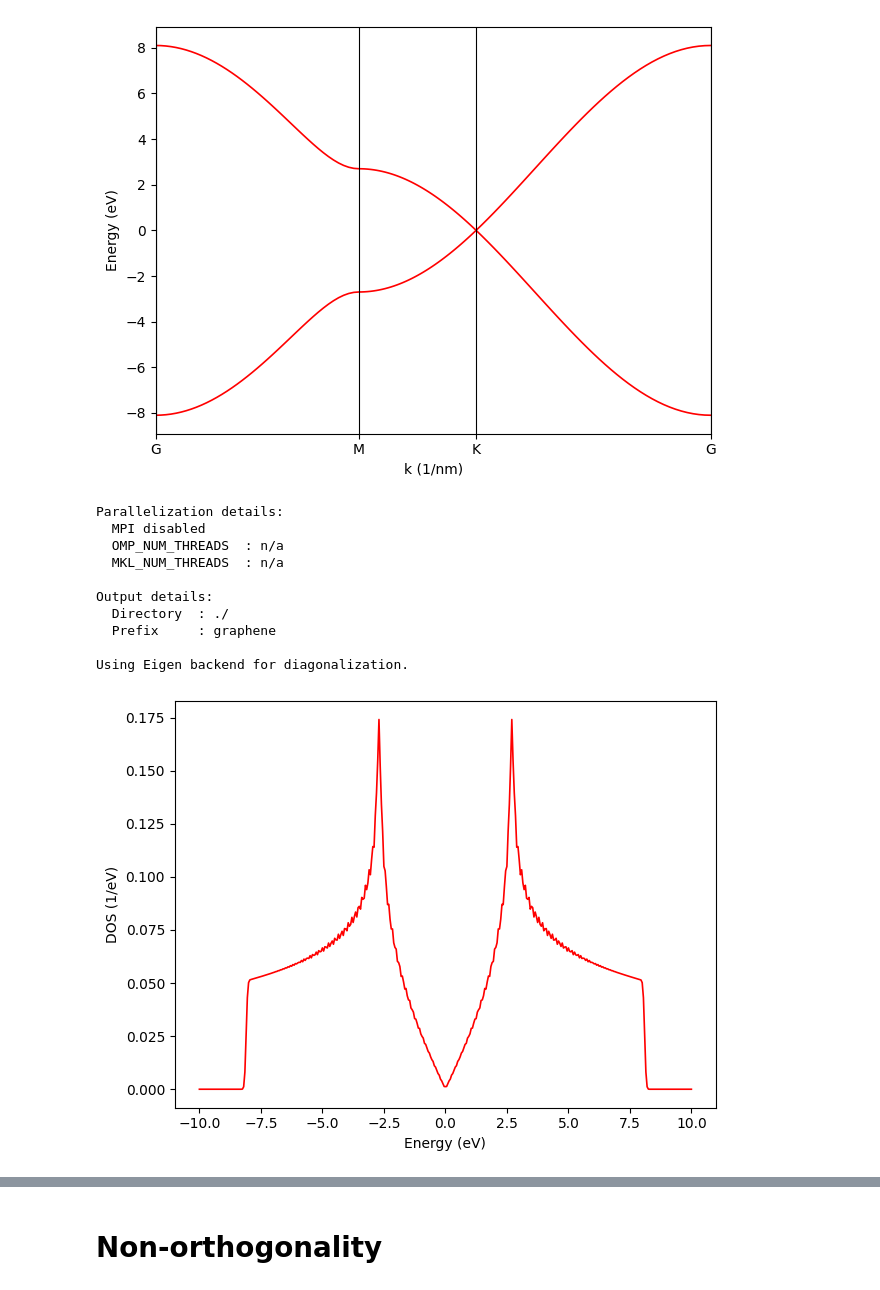
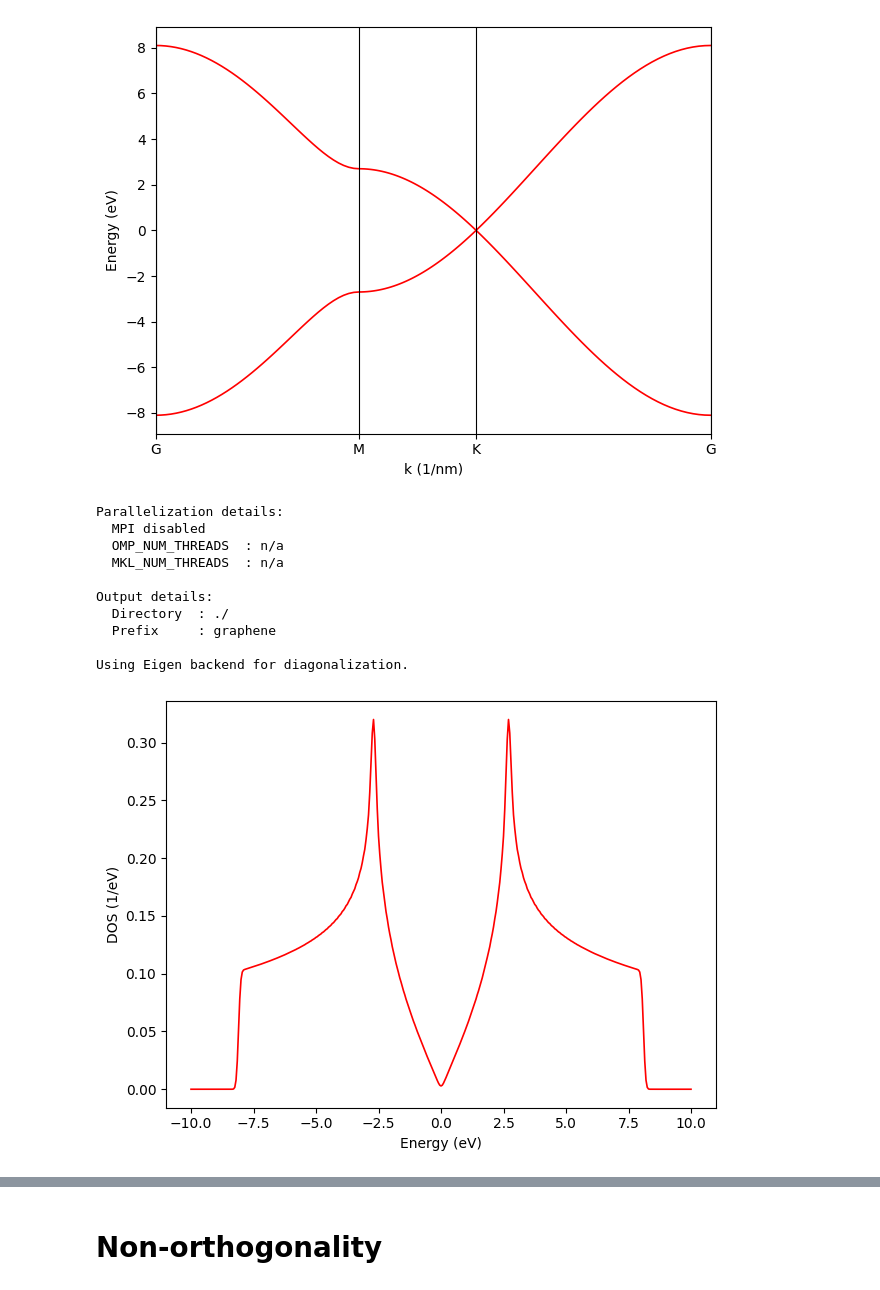
Before and after one commit to alapena/graph2mat4abn, a Jupyter notebook: tutorials/tbplas/tbplas_dos.ipynb, the cells around one changed output, grey strips where cells are left out. Cells and saved outputs as stored; diff of their text form; code cells hidden in the pictures.

```diff
--- a/tutorials/tbplas/tbplas_dos.ipynb
+++ b/tutorials/tbplas/tbplas_dos.ipynb
@@ -111,28 +111,30 @@ Using Eigen backend for diagonalization.
 # %%
 # DOS
 k_mesh = tb.gen_kmesh((120, 120, 1))  # 120*120*1 uniform meshgrid
-if use_diag_solver:
+if True:
     solver = tb.DiagSolver(cell)
     solver.config.k_points = k_mesh
     solver.config.prefix = "graphene"
     solver.config.e_min = -10
     solver.config.e_max = 10
+    solver.config.sigma = 0.07 #Default 0.05
+    solver.config.num_spin = 2
     energies, dos = solver.calc_dos()
 else:
     energies, dos = tb.calc_dos(cell, k_mesh, prefix="graphene", e_min=-10, e_max=10)
 
 vis = tb.Visualizer()
 fig_dos = vis.plot_dos(energies, dos)
 # %% [output]
 Parallelization details:
   MPI disabled
   OMP_NUM_THREADS  : n/a
   MKL_NUM_THREADS  : n/a
 
 Output details:
   Directory  : ./
   Prefix     : graphene
 
 Using Eigen backend for diagonalization.
-[figure, old version]
+[figure, new version]
 # %%
```
Also changed, not shown: parts of 4 cells of this notebook, 15 other files.
